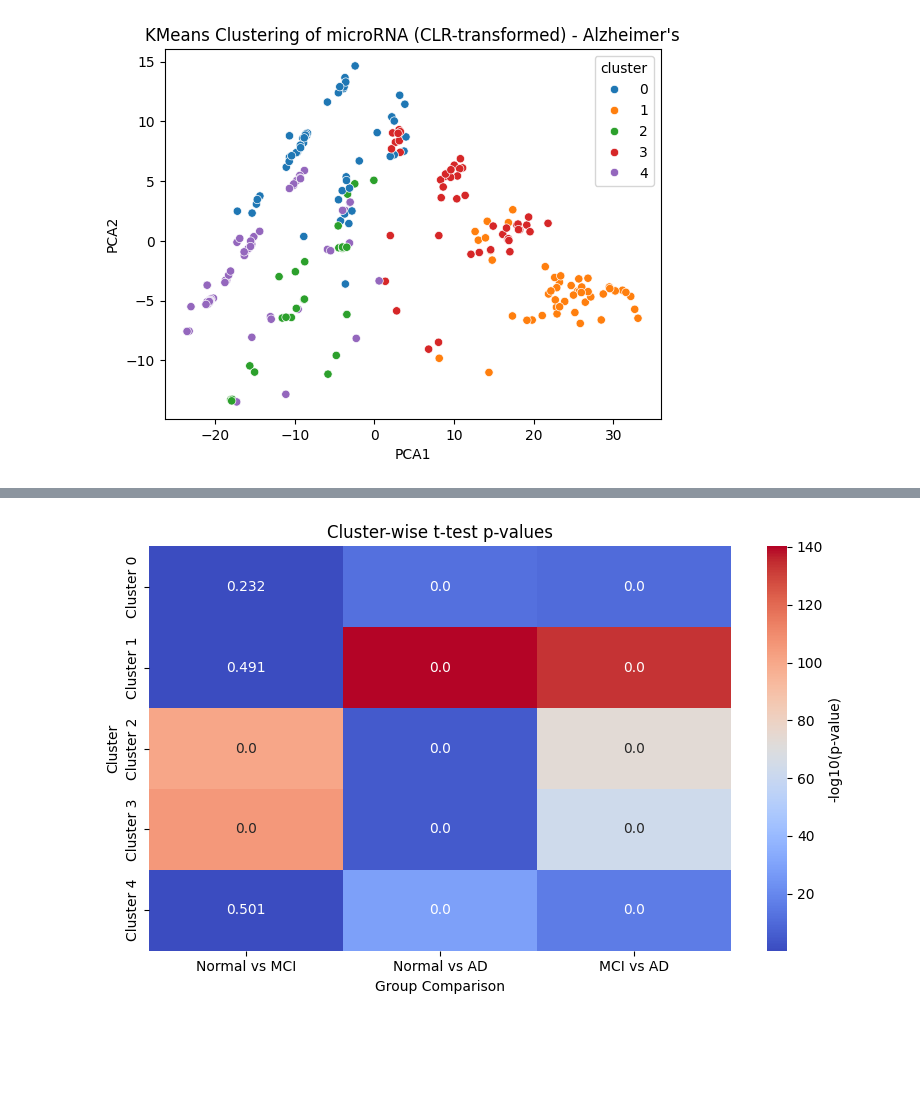
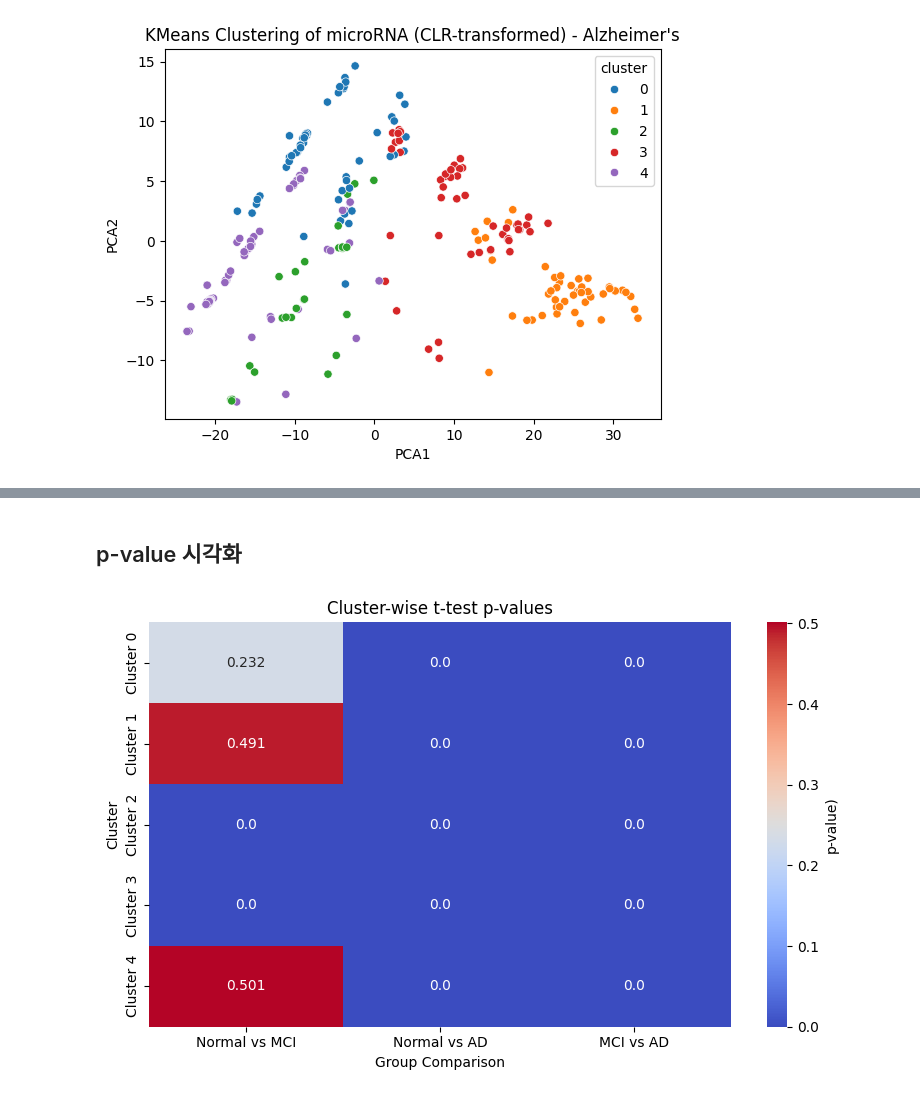
Before and after one commit to lookbackjh/mRNA_clustering, a Jupyter notebook: analysis.ipynb, the cells around one changed output, grey strips where cells are left out. Saved outputs shown, nothing was run; the diff lists cells and outputs as text; code cells hidden in the pictures; blank space fills up the shorter version.

```diff
--- a/analysis.ipynb
+++ b/analysis.ipynb
@@ -319,6 +328,8 @@ Cluster 3 (MCI vs Alzheimer's): t-statistic = [-17.98704248], p-value = [9.98086
 Cluster 4: (Normal vs MCI's) = [0.67280246], p-value = [0.50131899]
 Cluster 4 (Normal vs Alzheimer's): t-statistic = [11.56643742], p-value = [1.22566359e-29]
 Cluster 4 (MCI vs Alzheimer's): t-statistic = [8.50277816], p-value = [1.15701846e-16]
+# %% [markdown]
+## p-value 시각화
 # %%
 import pandas as pd
 import seaborn as sns
@@ -352,14 +363,14 @@ for i in range(n_clusters):
 p_df = pd.DataFrame(p_values, columns=comparisons, index=[f"Cluster {i}" for i in range(n_clusters)])
 # %%
 # -log10(p-value)로 변환해서 유의성을 강조
-log_p_df = -np.log10(p_df)
+p_df
 
 plt.figure(figsize=(8, 5))
-sns.heatmap(log_p_df, annot=p_df.round(3), fmt="", cmap="coolwarm", cbar_kws={'label': '-log10(p-value)'})
+sns.heatmap(p_df, annot=p_df.round(3), fmt="", cmap="coolwarm", cbar_kws={'label': 'p-value)'})
 plt.title("Cluster-wise t-test p-values")
 plt.xlabel("Group Comparison")
 plt.ylabel("Cluster")
 plt.tight_layout()
 plt.show()
 # %% [output]
-[figure, old version]
+[figure, new version]
```
Also changed, not shown: parts of 11 cells of this notebook.
